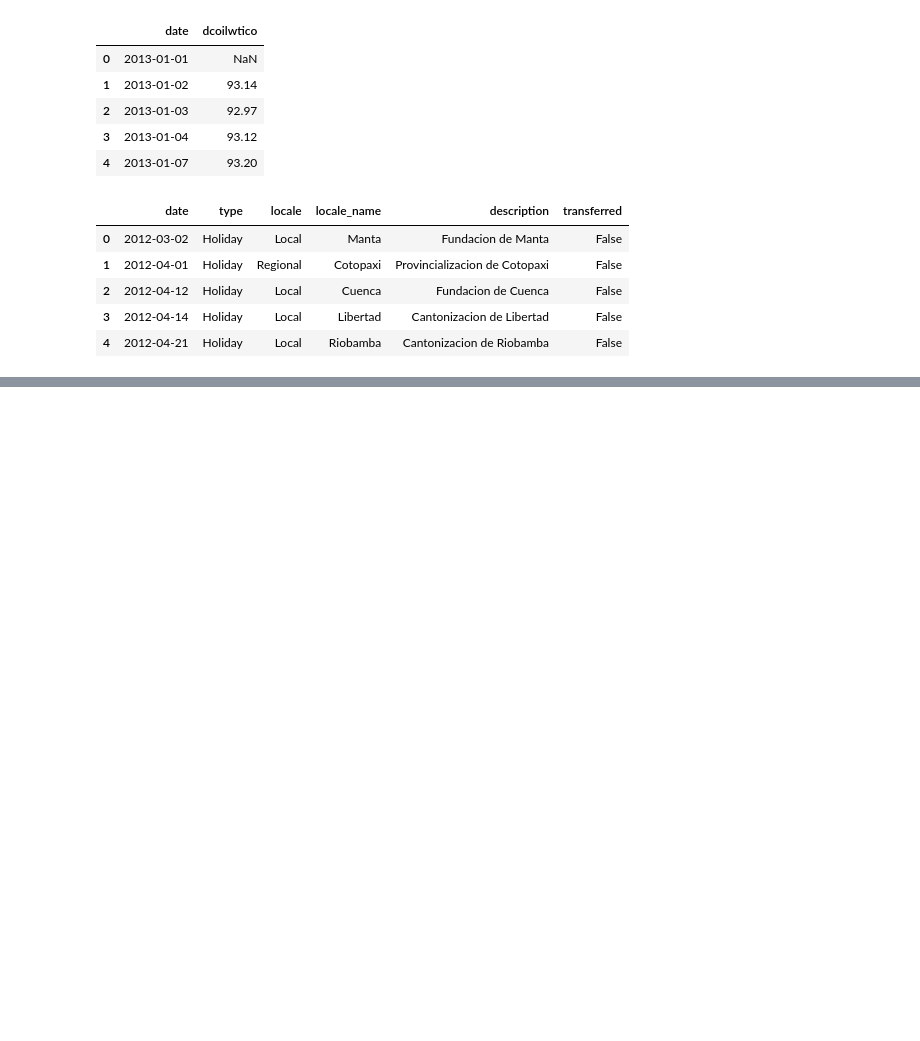
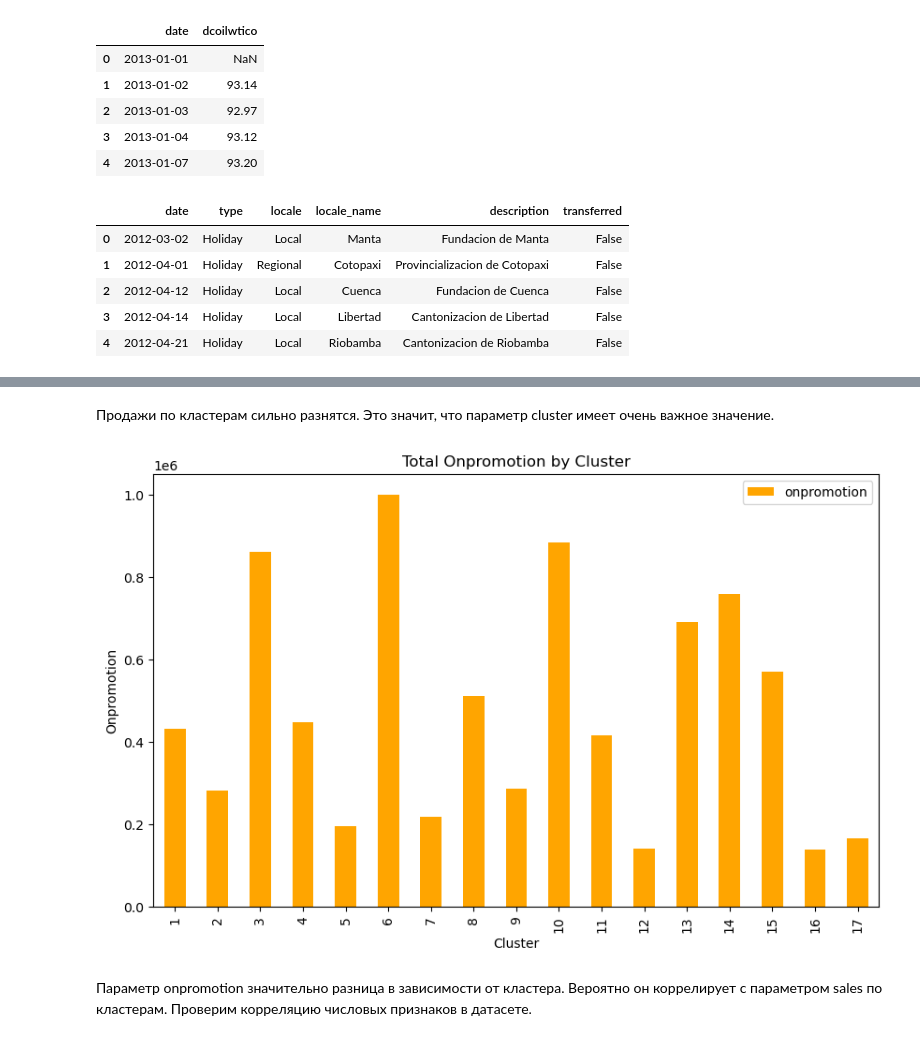
Before and after one commit to matejkoas/Kaggle_Store-sales, a Jupyter notebook: Store Sales.ipynb, the cells around one changed output, grey strips where cells are left out. Cells and saved outputs as stored; diff of their text form; code cells hidden in the pictures; blank space fills up the shorter version.

```diff
--- a/Store Sales.ipynb
+++ b/Store Sales.ipynb
@@ -130,0 +396,15 @@ holidays.head()
+# %% [markdown]
+Продажи по кластерам сильно разнятся. Это значит, что параметр cluster имеет очень важное значение.
+# %%
+# Строим столбчатую диаграмму количества продвигаемых товаров по кластерам
+clusters.plot(kind='bar', y='onpromotion', color='orange', figsize=(10, 6))
+
+plt.title('Total Onpromotion by Cluster')
+plt.xlabel('Cluster')
+plt.ylabel('Onpromotion')
+
+plt.show()
+# %% [output]
+[figure, added]
+# %% [markdown]
+Параметр onpromotion значительно разница в зависимости от кластера. Вероятно он коррелирует с параметром sales по кластерам. Проверим корреляцию числовых признаков в датасете.
```
Also changed, not shown: parts of 127 cells of this notebook, 7 other files.
